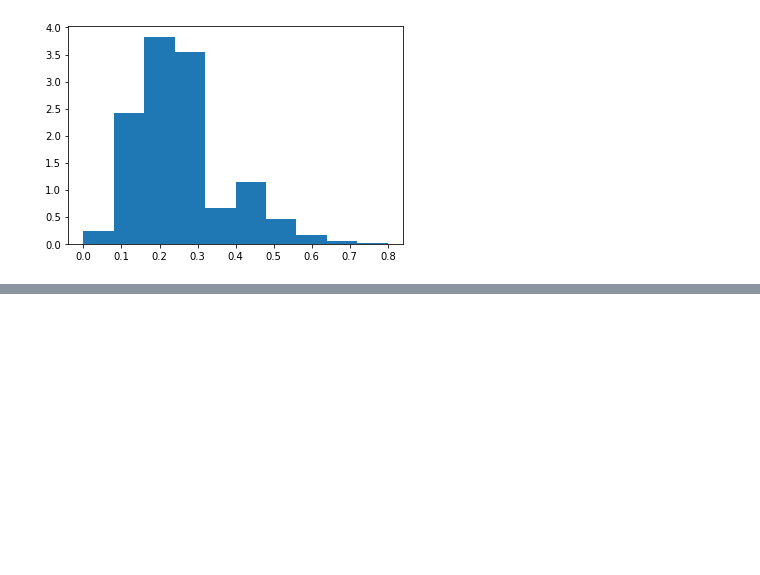
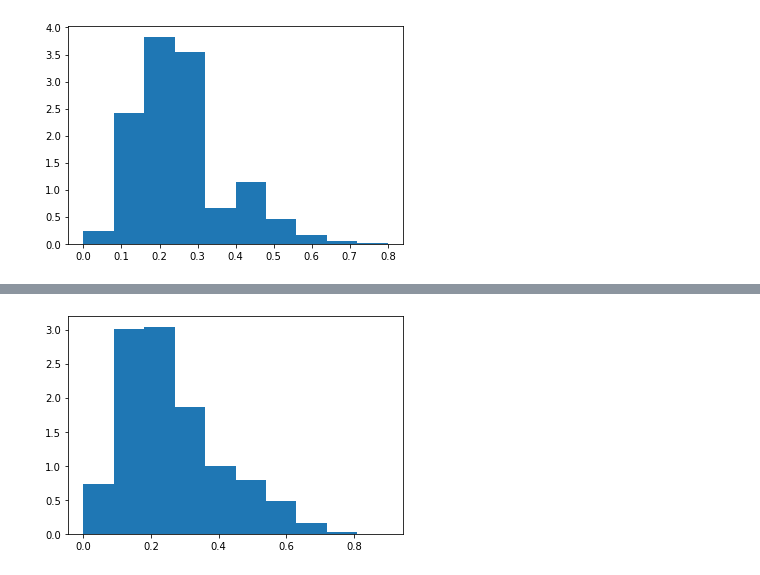
Before and after one commit to phasc/cs166, a Jupyter notebook: lba/lba.ipynb, the cells around one changed output, grey strips where cells are left out. Cells and saved outputs as stored; diff of their text form; code cells hidden in the pictures; blank space fills up the shorter version.

```diff
--- a/lba/lba.ipynb
+++ b/lba/lba.ipynb
@@ -564,0 +723,5 @@ class Node:
+# %%
+plt.hist(np.array(densities).flatten(), density=True)
+plt.show()
+# %% [output]
+[figure, added]
```
Also changed, not shown: parts of 4 cells of this notebook.
